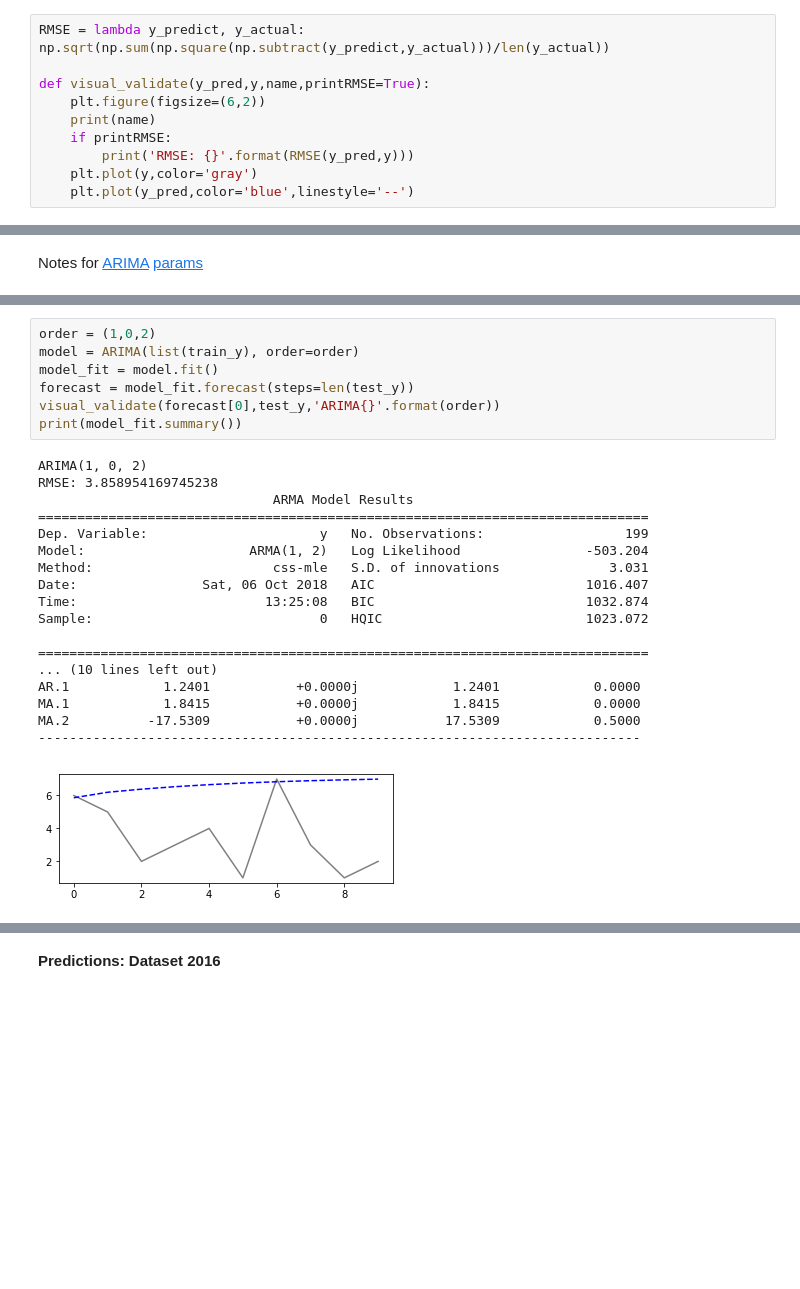
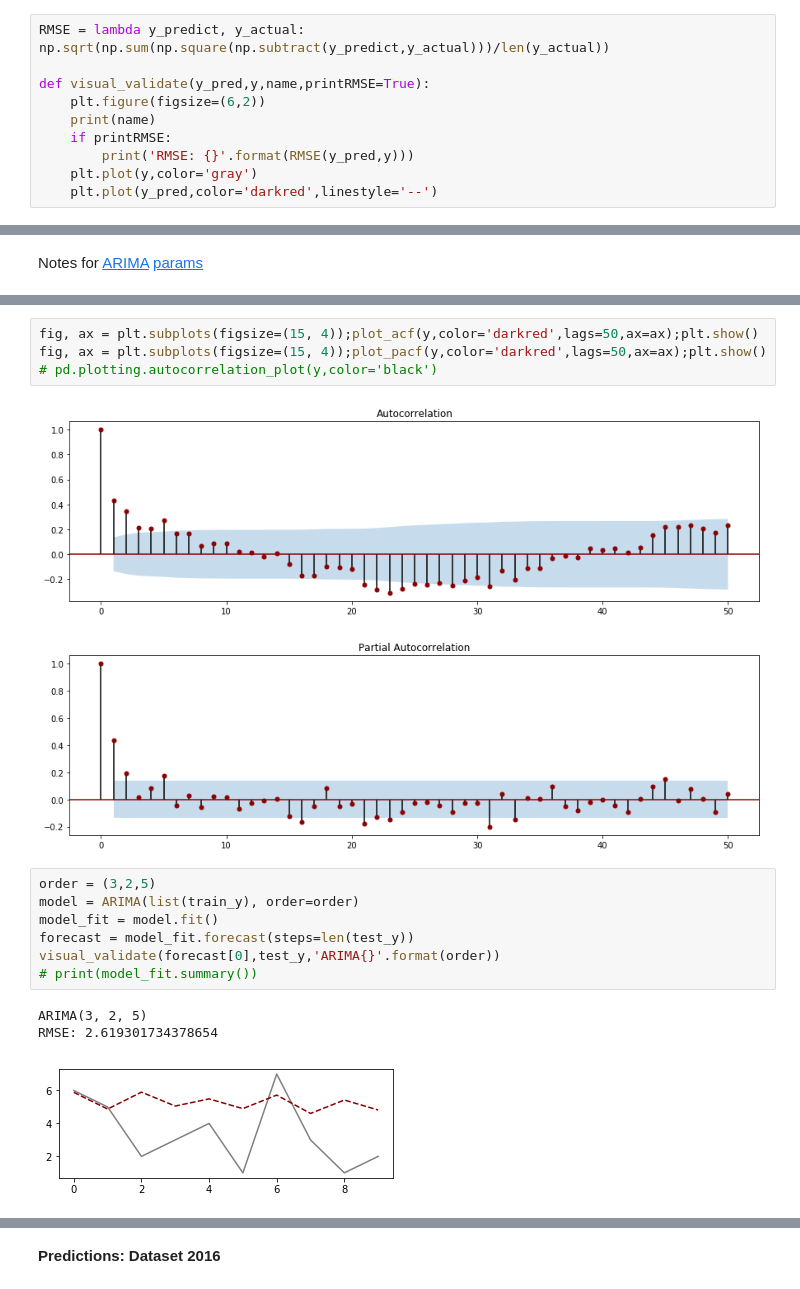
Before and after one commit to kimrharper/thinkful, a Jupyter notebook: capstone/capstone-odot-bikeaccident.ipynb, the cells around one changed output, grey strips where cells are left out. Drawn from its saved outputs; the diff is of its cells as text; blank space fills up the shorter version.

```diff
--- a/capstone/capstone-odot-bikeaccident.ipynb
+++ b/capstone/capstone-odot-bikeaccident.ipynb
@@ -143,7 +143,7 @@ def visual_validate(y_pred,y,name,printRMSE=True):
     if printRMSE:
         print('RMSE: {}'.format(RMSE(y_pred,y)))
     plt.plot(y,color='gray')
-    plt.plot(y_pred,color='blue',linestyle='--')
+    plt.plot(y_pred,color='darkred',linestyle='--')
 # %% [markdown]
 __Test/Train__
 # %%
@@ -420,26 +392,18 @@ y_acf = pd.DataFrame(pacf(error_pred));y_acf.plot(kind='bar');plt.title("MA({})
+# %%
+fig, ax = plt.subplots(figsize=(15, 4));plot_acf(y,color='darkred',lags=50,ax=ax);plt.show()
+fig, ax = plt.subplots(figsize=(15, 4));plot_pacf(y,color='darkred',lags=50,ax=ax);plt.show()
+# pd.plotting.autocorrelation_plot(y,color='black')
+# %% [output]
+[figure, added]
+[figure, added]
 # %%
-order = (1,0,2)
+order = (3,2,5)
 model = ARIMA(list(train_y), order=order)
 model_fit = model.fit()
 forecast = model_fit.forecast(steps=len(test_y))
 visual_validate(forecast[0],test_y,'ARIMA{}'.format(order))
-print(model_fit.summary())
+# print(model_fit.summary())
 # %% [output]
-ARIMA(1, 0, 2)
-RMSE: 3.858954169745238
-                              ARMA Model Results
-==============================================================================
-Dep. Variable:                      y   No. Observations:                  199
-Model:                     ARMA(1, 2)   Log Likelihood                -503.204
-Method:                       css-mle   S.D. of innovations              3.031
-Date:                Sat, 06 Oct 2018   AIC                           1016.407
-Time:                        13:25:08   BIC                           1032.874
-Sample:                             0   HQIC                          1023.072
-
-==============================================================================
-... (10 lines left out)
-AR.1            1.2401           +0.0000j            1.2401            0.0000
-MA.1            1.8415           +0.0000j            1.8415            0.0000
-MA.2          -17.5309           +0.0000j           17.5309            0.5000
------------------------------------------------------------------------------
+ARIMA(3, 2, 5)
+RMSE: 2.619301734378654
-[figure, old version]
+[figure, new version]
```
Also changed, not shown: parts of 24 cells of this notebook.
